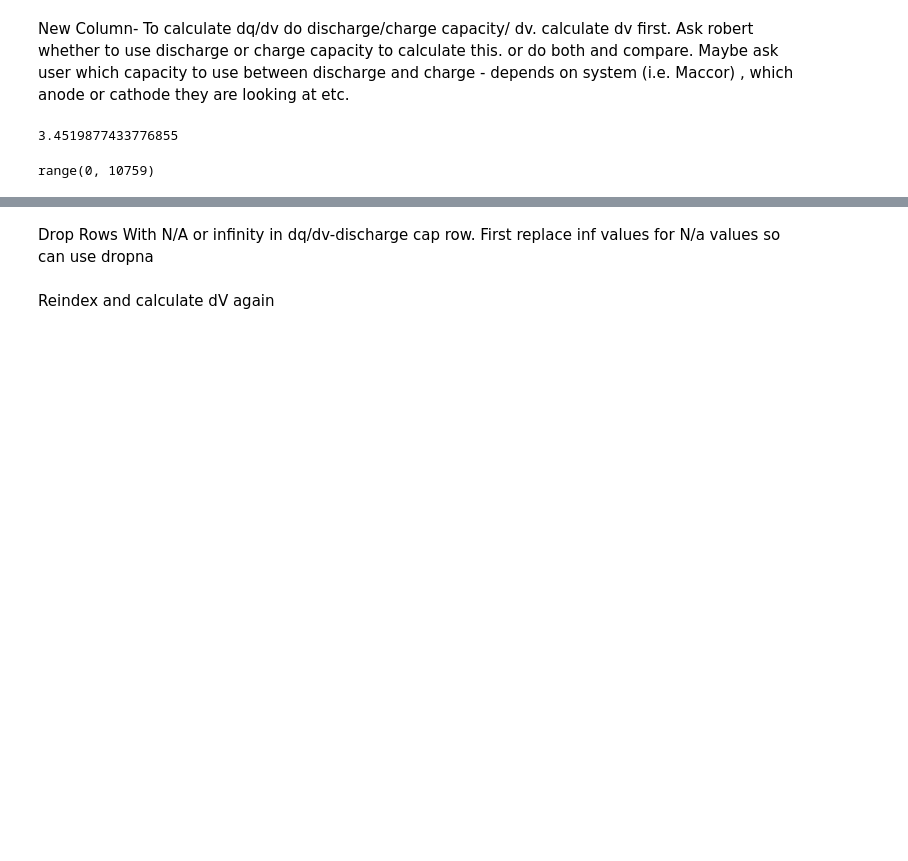
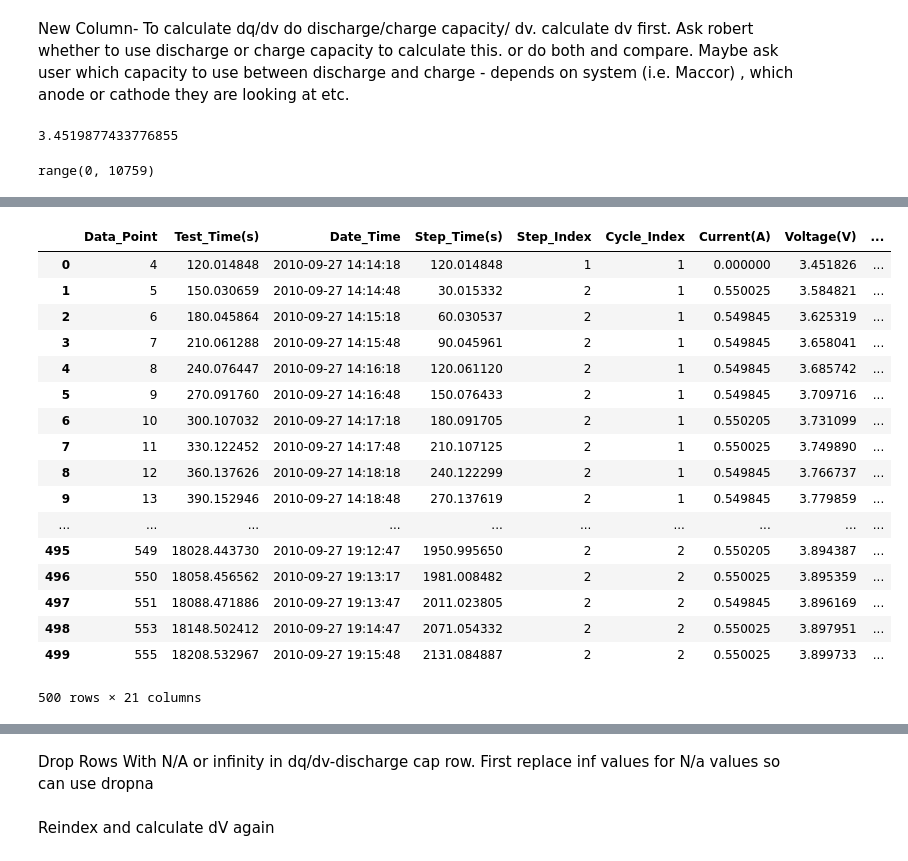
Before and after one commit to nicolet5/DiffCapAnalyzer, a Jupyter notebook: ourproject/CleanData.ipynb, the cells around one changed output, grey strips where cells are left out. Saved outputs shown, nothing was run; the diff lists cells and outputs as text; code cells hidden in the pictures; blank space fills up the shorter version.

```diff
--- a/ourproject/CleanData.ipynb
+++ b/ourproject/CleanData.ipynb
@@ -91,3 +174,24 @@ data1['dQ/dV'].mean()
+# %%
+data1.head(500)
+# %% [output]
+|  | Data_Point | Test_Time(s) | Date_Time | Step_Time(s) | Step_Index | Cycle_Index | Current(A) | Voltage(V) | ... |
+| 0 | 4 | 120.014848 | 2010-09-27 14:14:18 | 120.014848 | 1 | 1 | 0.000000 | 3.451826 | ... |
+| 1 | 5 | 150.030659 | 2010-09-27 14:14:48 | 30.015332 | 2 | 1 | 0.550025 | 3.584821 | ... |
+| 2 | 6 | 180.045864 | 2010-09-27 14:15:18 | 60.030537 | 2 | 1 | 0.549845 | 3.625319 | ... |
+| 3 | 7 | 210.061288 | 2010-09-27 14:15:48 | 90.045961 | 2 | 1 | 0.549845 | 3.658041 | ... |
+| 4 | 8 | 240.076447 | 2010-09-27 14:16:18 | 120.061120 | 2 | 1 | 0.549845 | 3.685742 | ... |
+| 5 | 9 | 270.091760 | 2010-09-27 14:16:48 | 150.076433 | 2 | 1 | 0.549845 | 3.709716 | ... |
+| 6 | 10 | 300.107032 | 2010-09-27 14:17:18 | 180.091705 | 2 | 1 | 0.550205 | 3.731099 | ... |
+| 7 | 11 | 330.122452 | 2010-09-27 14:17:48 | 210.107125 | 2 | 1 | 0.550025 | 3.749890 | ... |
+| 8 | 12 | 360.137626 | 2010-09-27 14:18:18 | 240.122299 | 2 | 1 | 0.549845 | 3.766737 | ... |
+| 9 | 13 | 390.152946 | 2010-09-27 14:18:48 | 270.137619 | 2 | 1 | 0.549845 | 3.779859 | ... |
+| ... | ... | ... | ... | ... | ... | ... | ... | ... | ... |
+| 495 | 549 | 18028.443730 | 2010-09-27 19:12:47 | 1950.995650 | 2 | 2 | 0.550205 | 3.894387 | ... |
+| 496 | 550 | 18058.456562 | 2010-09-27 19:13:17 | 1981.008482 | 2 | 2 | 0.550025 | 3.895359 | ... |
+| 497 | 551 | 18088.471886 | 2010-09-27 19:13:47 | 2011.023805 | 2 | 2 | 0.549845 | 3.896169 | ... |
+| 498 | 553 | 18148.502412 | 2010-09-27 19:14:47 | 2071.054332 | 2 | 2 | 0.550025 | 3.897951 | ... |
+| 499 | 555 | 18208.532967 | 2010-09-27 19:15:48 | 2131.084887 | 2 | 2 | 0.550025 | 3.899733 | ... |
+500 rows × 21 columns
 # %%
 df1 = pd.DataFrame()
 for i in range(1,len(data1)):
```
Also changed, not shown: parts of 25 cells of this notebook.
